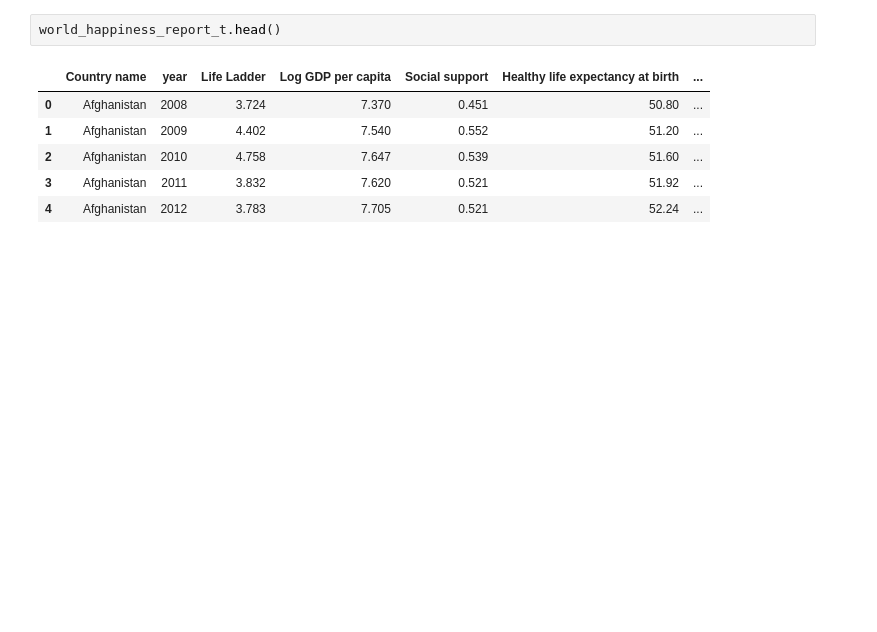
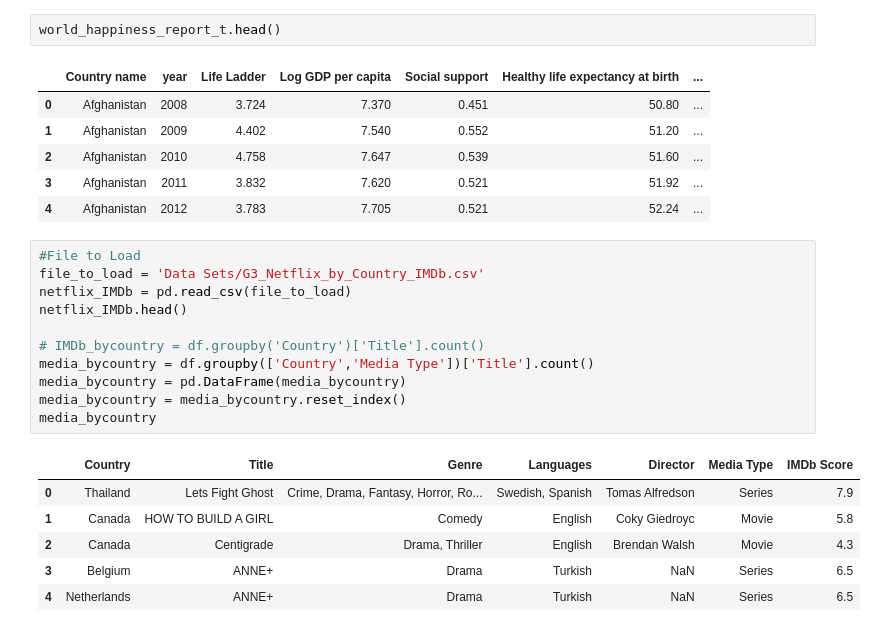
Before and after one commit to adamholcomb/Python-Media-Happiness-Analysis, a Jupyter notebook: HappinessIndex-YT.ipynb, the cells around one changed output. Drawn from its saved outputs; the diff is of its cells as text; blank space fills up the shorter version.

```diff
--- a/HappinessIndex-YT.ipynb
+++ b/HappinessIndex-YT.ipynb
@@ -174,3 +174,21 @@ world_happiness_report_t.head()
 | 2 | Afghanistan | 2010 | 4.758 | 7.647 | 0.539 | 51.60 | ... |
 | 3 | Afghanistan | 2011 | 3.832 | 7.620 | 0.521 | 51.92 | ... |
 | 4 | Afghanistan | 2012 | 3.783 | 7.705 | 0.521 | 52.24 | ... |
+# %%
+#File to Load
+file_to_load = 'Data Sets/G3_Netflix_by_Country_IMDb.csv'
+netflix_IMDb = pd.read_csv(file_to_load)
+netflix_IMDb.head()
+
+# IMDb_bycountry = df.groupby('Country')['Title'].count()
+media_bycountry = df.groupby(['Country','Media Type'])['Title'].count()
+media_bycountry = pd.DataFrame(media_bycountry)
+media_bycountry = media_bycountry.reset_index()
+media_bycountry
+# %% [output]
+|  | Country | Title | Genre | Languages | Director | Media Type | IMDb Score |
+| 0 | Thailand | Lets Fight Ghost | Crime, Drama, Fantasy, Horror, Ro... | Swedish, Spanish | Tomas Alfredson | Series | 7.9 |
+| 1 | Canada | HOW TO BUILD A GIRL | Comedy | English | Coky Giedroyc | Movie | 5.8 |
+| 2 | Canada | Centigrade | Drama, Thriller | English | Brendan Walsh | Movie | 4.3 |
+| 3 | Belgium | ANNE+ | Drama | Turkish | NaN | Series | 6.5 |
+| 4 | Netherlands | ANNE+ | Drama | Turkish | NaN | Series | 6.5 |
```
Also changed, not shown: parts of 6 cells of this notebook, 3 other files.
